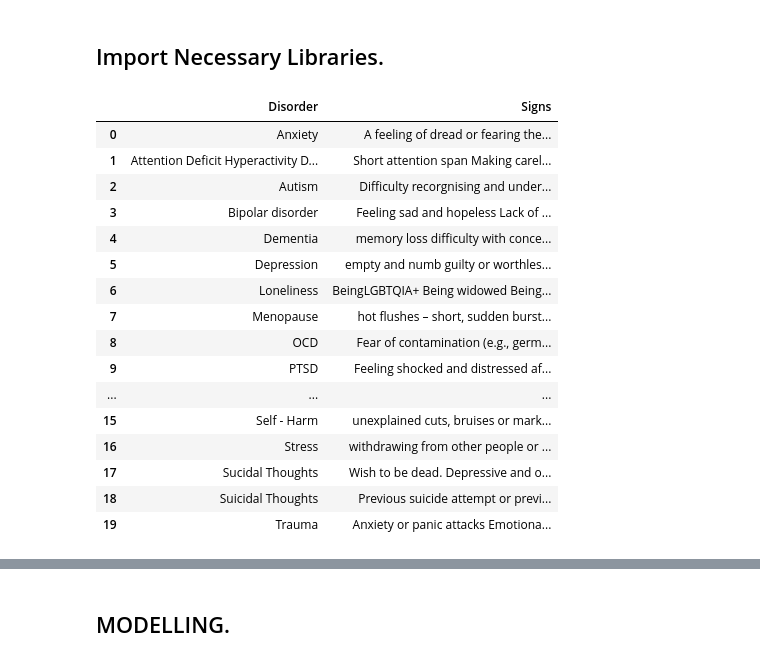
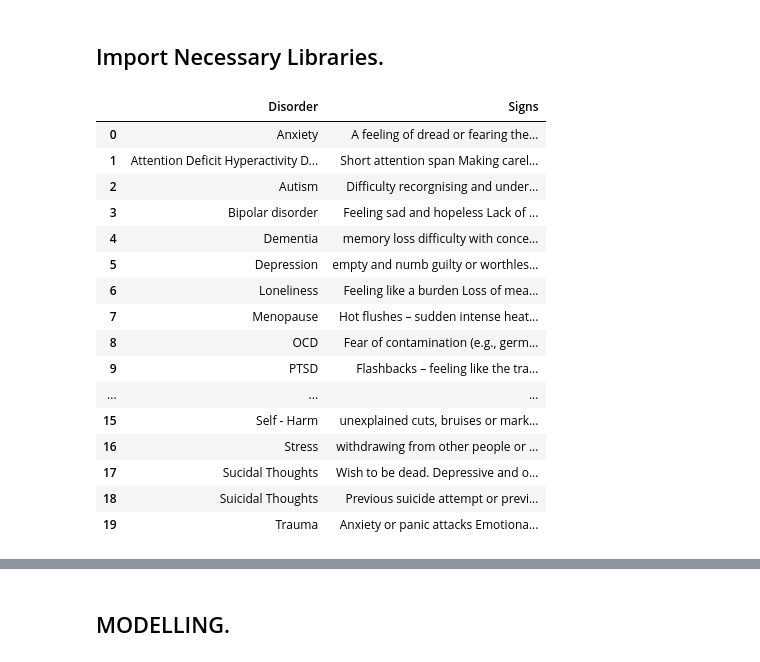
Before and after one commit to Godfrey-249/Phase_5_Project, a Jupyter notebook: Mental_Health_Identifier2.ipynb, the cells around one changed output, grey strips where cells are left out. Cells and saved outputs as stored; diff of their text form; code cells hidden in the pictures.

```diff
--- a/Mental_Health_Identifier2.ipynb
+++ b/Mental_Health_Identifier2.ipynb
@@ -13,27 +13,27 @@ The model we use is a Sentence Transformer that reads various signs and assigns
 # %%
 #Import necessary libraries.
 import pandas as pd
 
 # Load Excel
 
-df_signs = pd.read_excel(" Final mental health data .xlsx", sheet_name="Signs")
-df_recs = pd.read_excel("Final mental health data .xlsx", sheet_name="Reccomendatons")
+df_signs = pd.read_excel("Final_Data.xlsx", sheet_name="Signs")
+df_recs = pd.read_excel("Final_Data.xlsx", sheet_name="Reccomendatons")
 
 grouped = df_signs.groupby('Disorder')['Signs'].apply(lambda signs: ' '.join(signs.astype(str))).reset_index()
 
 grouped
 # %% [output]
 |  | Disorder | Signs |
 | 0 | Anxiety | A feeling of dread or fearing the... |
 | 1 | Attention Deficit Hyperactivity D... | Short attention span Making carel... |
 | 2 | Autism | Difficulty recorgnising and under... |
 | 3 | Bipolar disorder | Feeling sad and hopeless Lack of ... |
 | 4 | Dementia | memory loss difficulty with conce... |
 | 5 | Depression | empty and numb guilty or worthles... |
-| 6 | Loneliness | BeingLGBTQIA+ Being widowed Being... |
-| 7 | Menopause | hot flushes – short, sudden burst... |
+| 6 | Loneliness | Feeling like a burden Loss of mea... |
+| 7 | Menopause | Hot flushes – sudden intense heat... |
 | 8 | OCD | Fear of contamination (e.g., germ... |
-| 9 | PTSD | Feeling shocked and distressed af... |
+| 9 | PTSD | Flashbacks – feeling like the tra... |
 | ... | ... | ... |
 | 15 | Self - Harm | unexplained cuts, bruises or mark... |
 | 16 | Stress | withdrawing from other people or ... |
```
Also changed, not shown: parts of 2 cells of this notebook, 7 other files.
